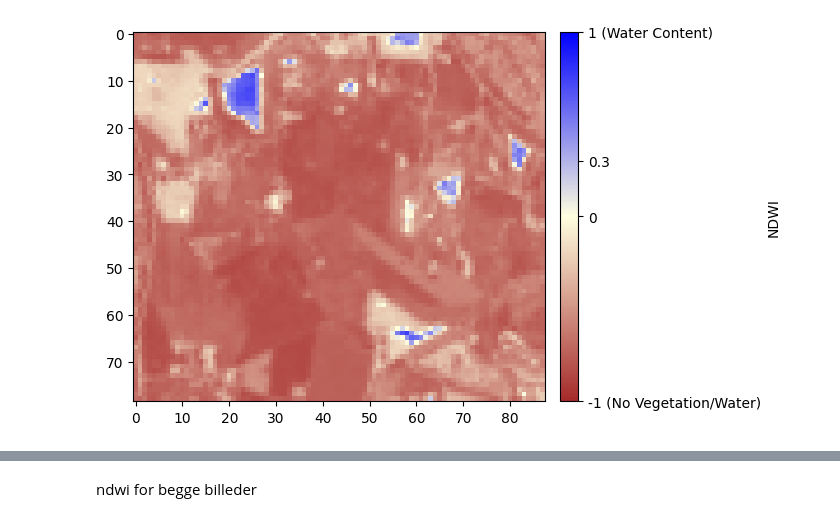
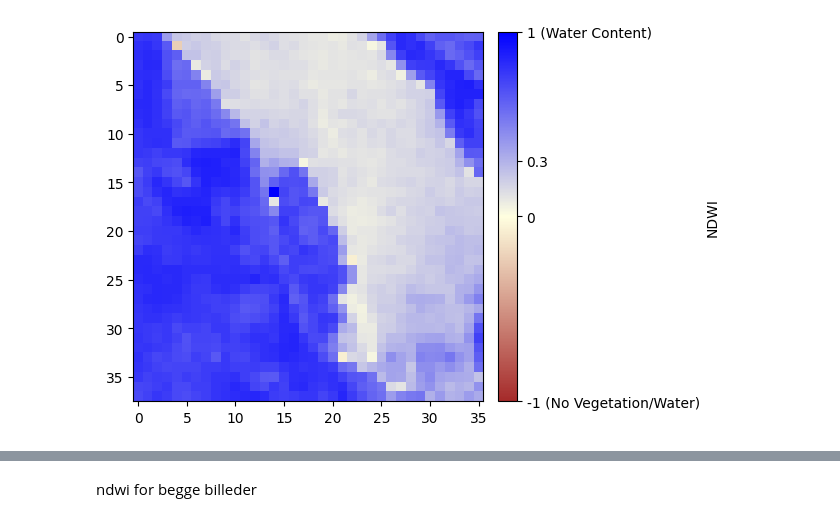
Before and after one commit to aalling93/gge, a Jupyter notebook: Notebooks/landsat.ipynb, the cells around one changed output, grey strips where cells are left out. Cells and saved outputs as stored; diff of their text form; code cells hidden in the pictures.

```diff
--- a/Notebooks/landsat.ipynb
+++ b/Notebooks/landsat.ipynb
@@ -4,7 +12,8 @@ import gge
 from gge import sensors
 # %%
 area = (12.1, 55.60, 12.14, 55.62)  # Define the area, can also give .shp or .geojson file...
-time_range = ('2019-01-01', '2024-06-10')
+area = "/Users/kaaso/Documents/phd/coding/gge/data/location/bunaeset/POLYGON.shp"
+time_range = ('2024-05-01', '2024-06-10')
 # %%
 
 landsat = sensors.Landsat()
@@ -100,3 +98,3 @@ landsat.display_rgb(33, gamma =0.6, gain = 1.2)
 # %%
-landsat.item_type = "NDWI" # normalized difference water index
+landsat.item_type = "RGB" # normalized difference water index
 # %%
@@ -126,41 +131,41 @@ import matplotlib.pyplot as plt
 import matplotlib.colors as mcolors
 import numpy as np
 
-img, meta = landsat[50]
+img, meta = landsat[2]
 
 # Define a custom normalization class to emphasize differences
 class MidpointNormalize(mcolors.Normalize):
     def __init__(self, vmin=None, vmax=None, midpoint=0, clip=False):
         self.midpoint = midpoint
         mcolors.Normalize.__init__(self, vmin, vmax, clip)
 
     def __call__(self, value, clip=None):
         x, y = [self.vmin, self.midpoint, self.vmax], [0, 0.5, 1]
         return np.ma.masked_array(np.interp(value, x, y), np.isnan(value))
 
 # Create a custom color map
 cmap = mcolors.LinearSegmentedColormap.from_list(
     "ndwi", ["brown", "lightyellow", "blue"], N=256)
 
 # Create a normalized color bar for the NDWI range
 norm = MidpointNormalize(vmin=-1, vmax=1, midpoint=0)
 
 # Plot the image
 fig, ax = plt.subplots()
 cax = ax.imshow(img, cmap=cmap, norm=norm)
 
 
 # Create a color bar
 cbar = fig.colorbar(cax, ax=ax, orientation='vertical', fraction=0.046, pad=0.03)
 cbar.set_label('NDWI')
 
 # Add labels to the color bar
 cbar.set_ticks([-1, 0, 0.3, 1])
 cbar.set_ticklabels(['-1 (No Vegetation/Water)', '0', '0.3', '1 (Water Content)'])
 
 plt.show()
 # %% [output]
-[figure, old version]
+[figure, new version]
 # %%
 import matplotlib.pyplot as plt
 import matplotlib.colors as mcolors
```
Also changed, not shown: parts of 17 cells of this notebook, 3 other files.
